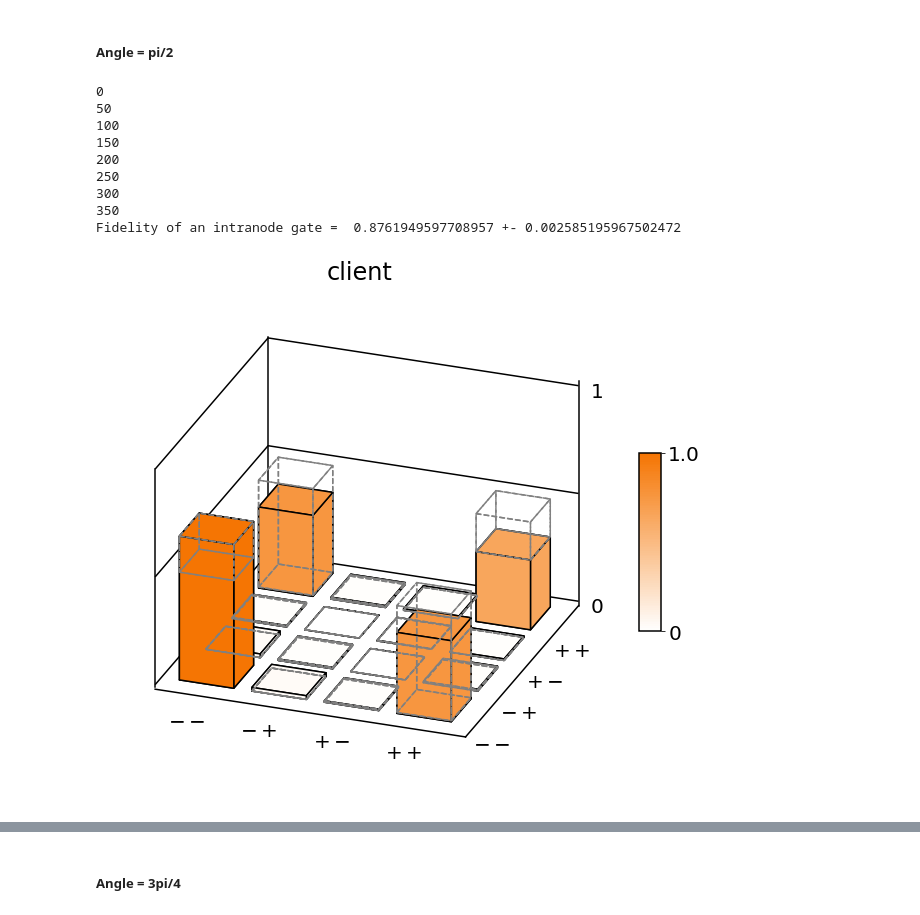
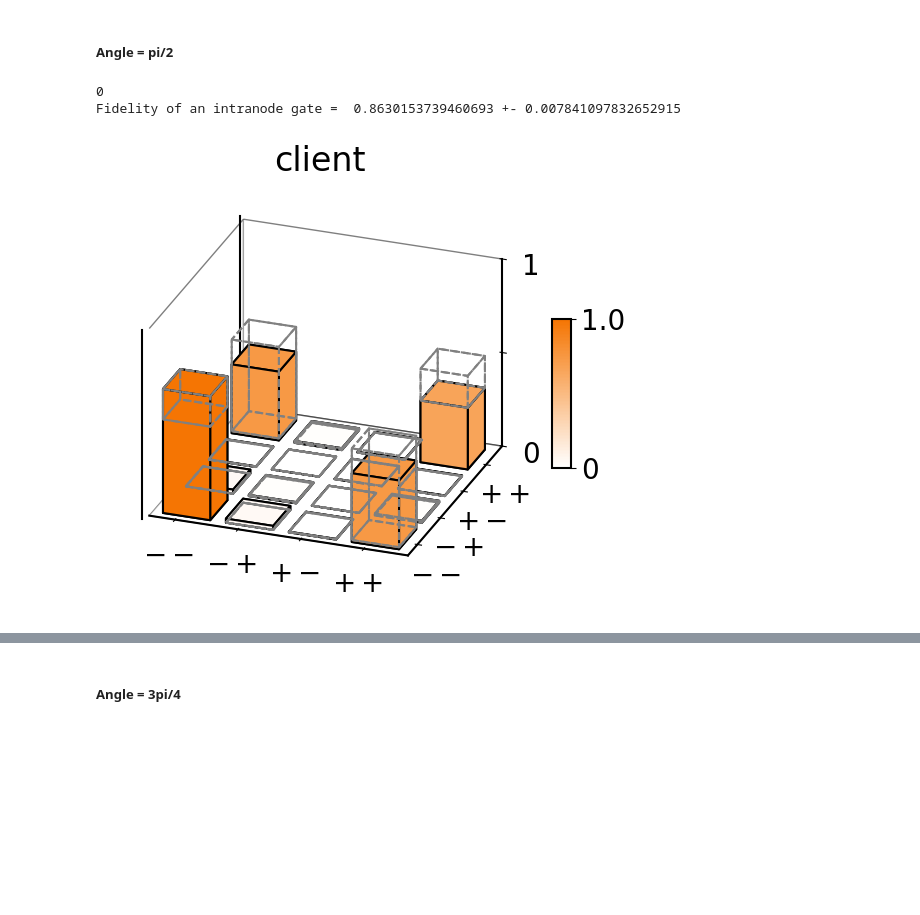
Before and after one commit to lukingroup/simnet, a Jupyter notebook: Notebooks/Blind_SingleNode_dataMatch.ipynb, the cells around one changed output, grey strips where cells are left out. Cells and saved outputs as stored; diff of their text form; code cells hidden in the pictures; blank space fills up the shorter version.

Commit message:
cleaned out the full gate set tomography for intranode

```diff
--- a/Notebooks/Blind_SingleNode_dataMatch.ipynb
+++ b/Notebooks/Blind_SingleNode_dataMatch.ipynb
@@ -838,7 +838,7 @@ el_rho_final_ideal_3pi4 =qt.ket2dm(qt.tensor((qt.basis(2,0) + np.exp(-1j*((3*np.
 # %% [markdown]
 ##### Angle = 0
 # %%
-n_rounds = 400
+n_rounds = 40
 rho_n_array_cl_0 = np.empty((0, 4, 4), dtype=complex)
 rho_n_array_s_0 = np.empty((0, 4, 4), dtype=complex)
 fid_n_0 =  np.empty((0, 2), dtype=float)
@@ -847,8 +847,9 @@ for i in range(n_rounds):
     if i%50==0:
         print(i)
     rho_output = sim.two_qubit_intranode_blind_gate(eln_initial, imperfections, 0, mu)
-    rho_n_array_s_0 = np.vstack([rho_n_array_s_0, [rho_output[0]]])
-    rho_n_array_cl_0 = np.vstack([rho_n_array_cl_0, [rho_output[1]]])
+
+    rho_n_array_s_0 = np.vstack([rho_n_array_s_0, [rho_output[0].full()]])
+    rho_n_array_cl_0 = np.vstack([rho_n_array_cl_0, [rho_output[1].full()]])
 
     fid = (qt.fidelity(qt.Qobj(rho_output[1]), el_rho_final_ideal_0))**2
     fid_n_0 = np.append(fid_n_0, fid)
@@ -908,7 +902,7 @@ Fidelity of an intranode gate =  0.9999292663099855 +- 1.4714424401587258e-09
 # %% [markdown]
 ##### Angle = pi/2
 # %%
-n_rounds = 400
+n_rounds = 40
 rho_n_array_cl_pi2 = np.empty((0, 4, 4), dtype=complex)
 rho_n_array_s_pi2 = np.empty((0, 4, 4), dtype=complex)
 fid_n_pi2=  np.empty((0, 2), dtype=float)
@@ -917,8 +911,8 @@ for i in range(n_rounds):
     if i%50==0:
         print(i)
     rho_output = sim.two_qubit_intranode_blind_gate(eln_initial, imperfections, np.pi/2, mu)
-    rho_n_array_s_pi2 = np.vstack([rho_n_array_s_pi2, [rho_output[0]]])
-    rho_n_array_cl_pi2 = np.vstack([rho_n_array_cl_pi2, [rho_output[1]]])
+    rho_n_array_s_pi2 = np.vstack([rho_n_array_s_pi2, [rho_output[0].full()]])
+    rho_n_array_cl_pi2 = np.vstack([rho_n_array_cl_pi2, [rho_output[1].full()]])
 
     fid = (qt.fidelity(qt.Qobj(rho_output[1]), el_rho_final_ideal_pi2))**2
     fid_n_pi2 = np.append(fid_n_pi2, fid)
@@ -929,19 +923,12 @@ fid_ave_std_pi2 = np.std(fid_n_pi2, axis = 0)/(np.sqrt(n_rounds))
 print("Fidelity of an intranode gate = ", fid_ave_pi2, "+-", fid_ave_std_pi2)
 # %% [output]
 0
-50
-100
-150
-200
-250
-300
-350
-Fidelity of an intranode gate =  0.8761949597708957 +- 0.002585195967502472
+Fidelity of an intranode gate =  0.8630153739460693 +- 0.007841097832652915
 # %%
-rho_ave_pi2 = np.mean(rho_n_array_cl_pi2, axis = 0)
+rho_ave_pi2 = qt.Qobj(np.mean(rho_n_array_cl_pi2, axis = 0), dims = [[2,2],[2,2]])
 oper_transform = qt.tensor(ry(np.pi/2), ry(np.pi/2))
 rho = oper_transform*rho_ave_pi2*oper_transform.dag()
-plot_from_rho_intranode_client(rho, 'client', 'intranode_phi_pi2_client.png', (246/255, 133/255, 32/255), True)
+plot_from_rho_intranode_client(rho.full(), 'client', 'intranode_phi_pi2_client.png', (246/255, 133/255, 32/255), True)
 # %% [output]
-[figure, old version]
+[figure, new version]
 # %%
```
Also changed, not shown: parts of 31 cells of this notebook, 10 other files.
